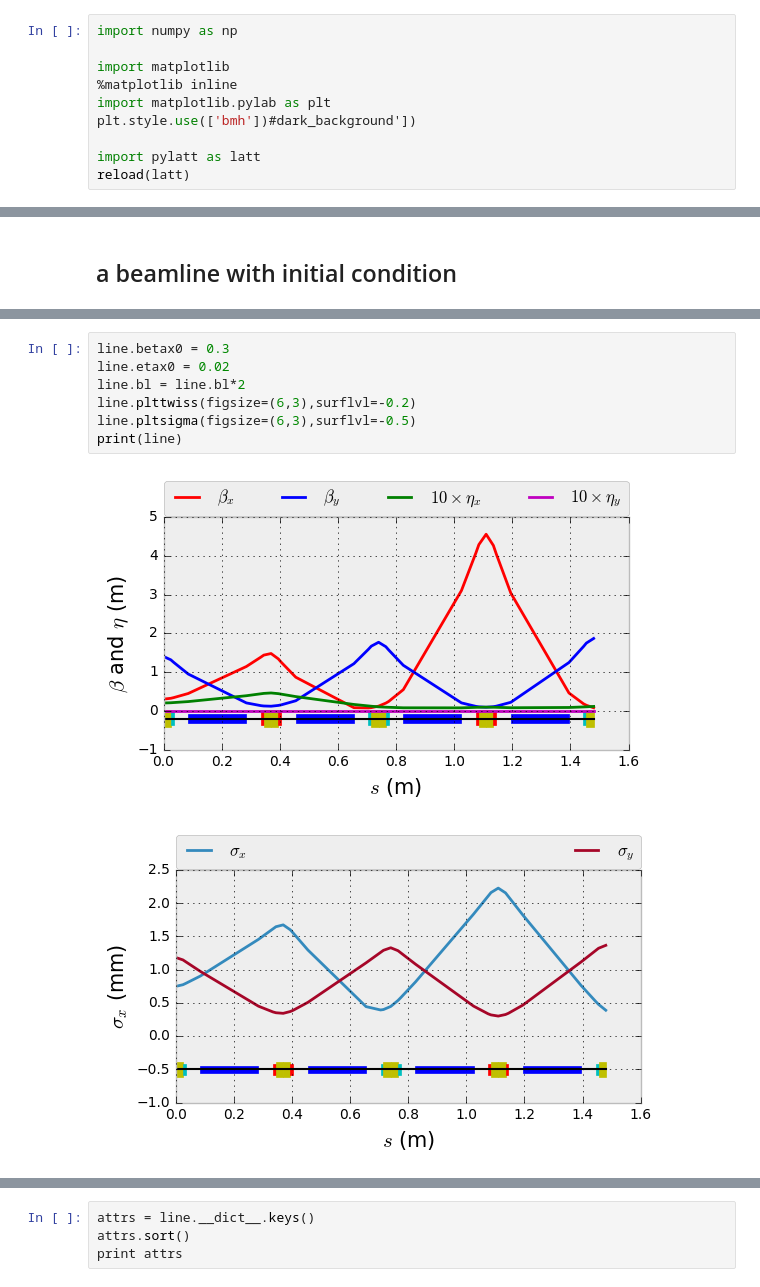
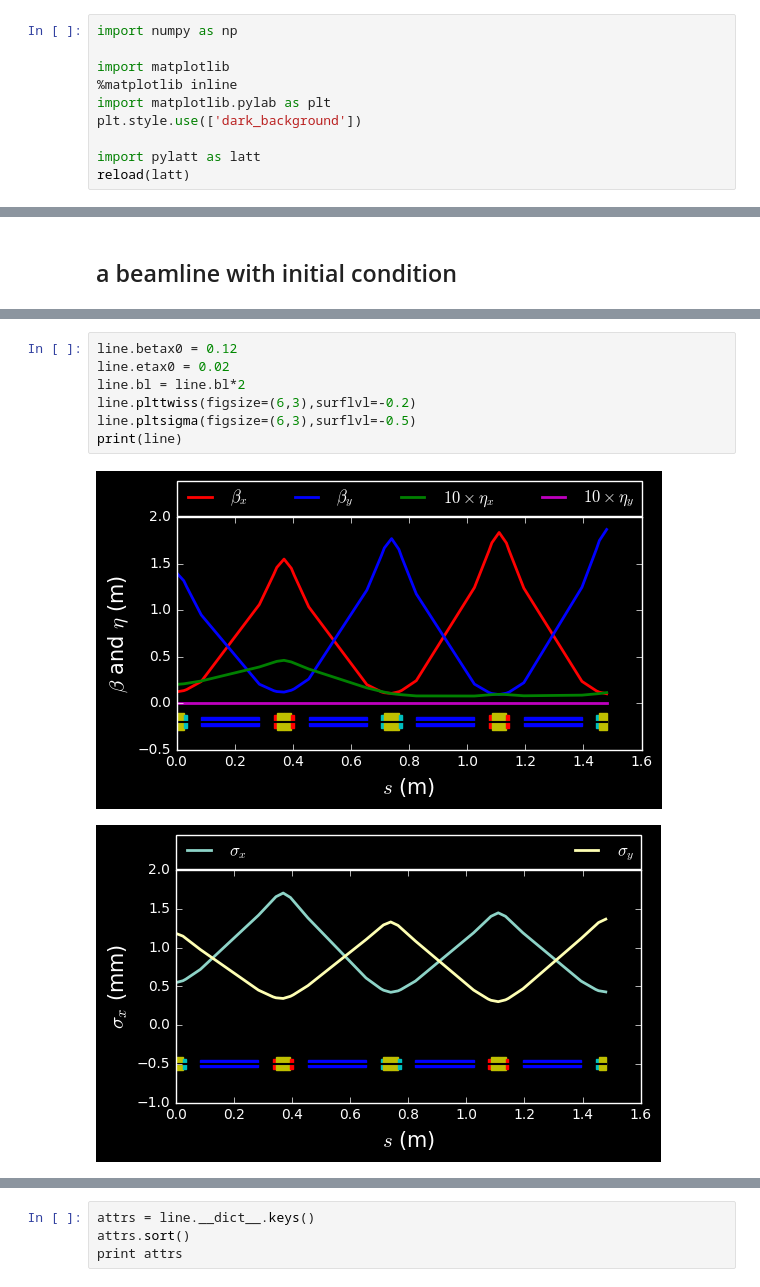
Before and after one commit to mpyliyj/pylatt_git, a Jupyter notebook: pylatt_examples.ipynb, the cells around one changed output, grey strips where cells are left out. Cells and saved outputs as stored; diff of their text form.

```diff
--- a/pylatt_examples.ipynb
+++ b/pylatt_examples.ipynb
@@ -8,7 +8,7 @@ import numpy as np
 import matplotlib
 %matplotlib inline
 import matplotlib.pylab as plt
-plt.style.use(['bmh'])#dark_background'])
+plt.style.use(['dark_background'])
 
 import pylatt as latt
 reload(latt)
@@ -222,15 +225,15 @@ print(line)
 
 Tune: nux =       0.422, nuy =       0.334
 # %%
-line.betax0 = 0.3
+line.betax0 = 0.12
 line.etax0 = 0.02
 line.bl = line.bl*2
 line.plttwiss(figsize=(6,3),surflvl=-0.2)
 line.pltsigma(figsize=(6,3),surflvl=-0.5)
 print(line)
 # %% [output]
-[figure, old version]
+[figure, new version]
-[figure, old version]
+[figure, new version]
 -------------------------------------------------------------------------------------------------------------------------
           s      betax      alfax        mux       etax      etaxp      betay      alfay        muy       etay      etayp
 -------------------------------------------------------------------------------------------------------------------------
```
Also changed, not shown: parts of 26 cells of this notebook, 1 other file.
